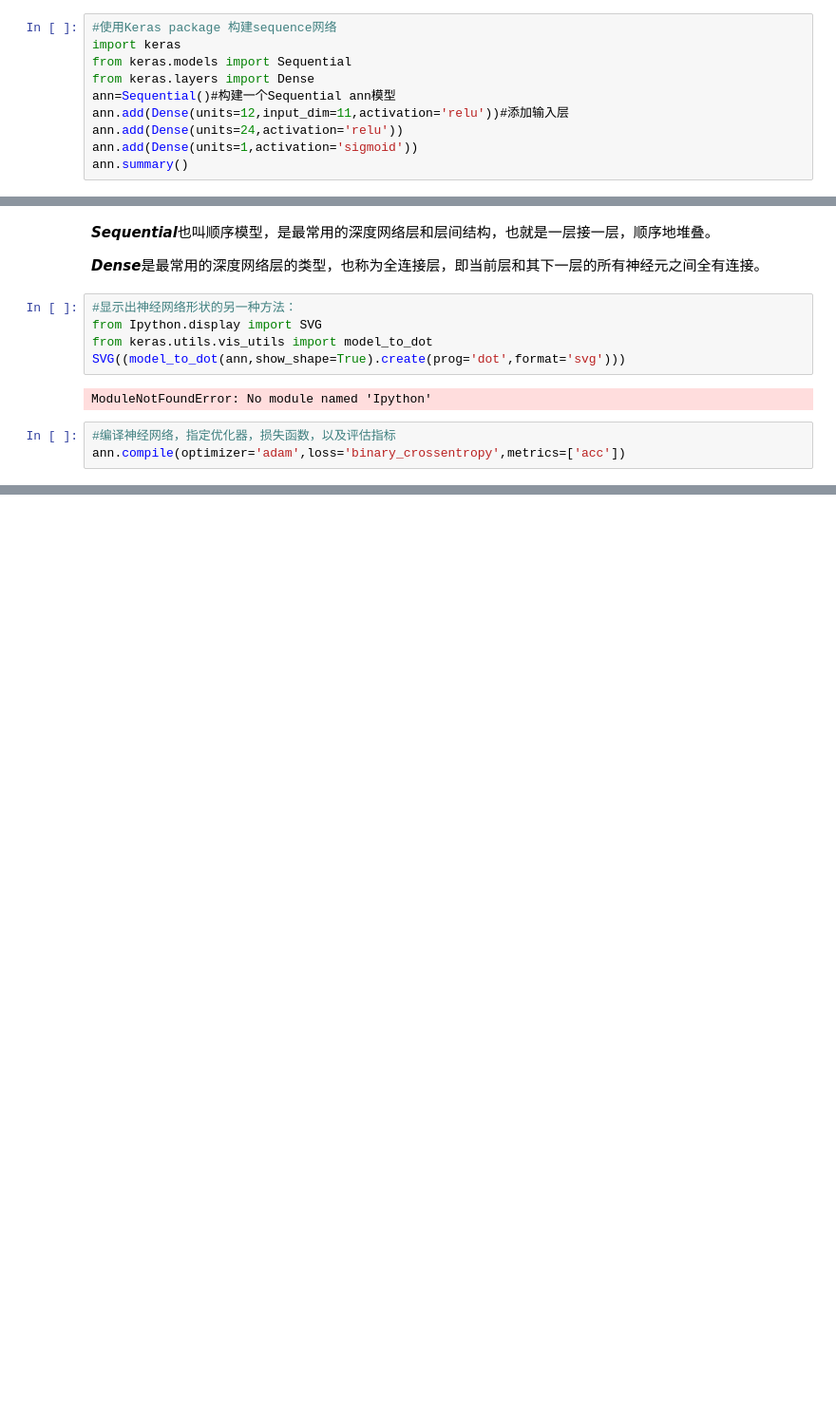
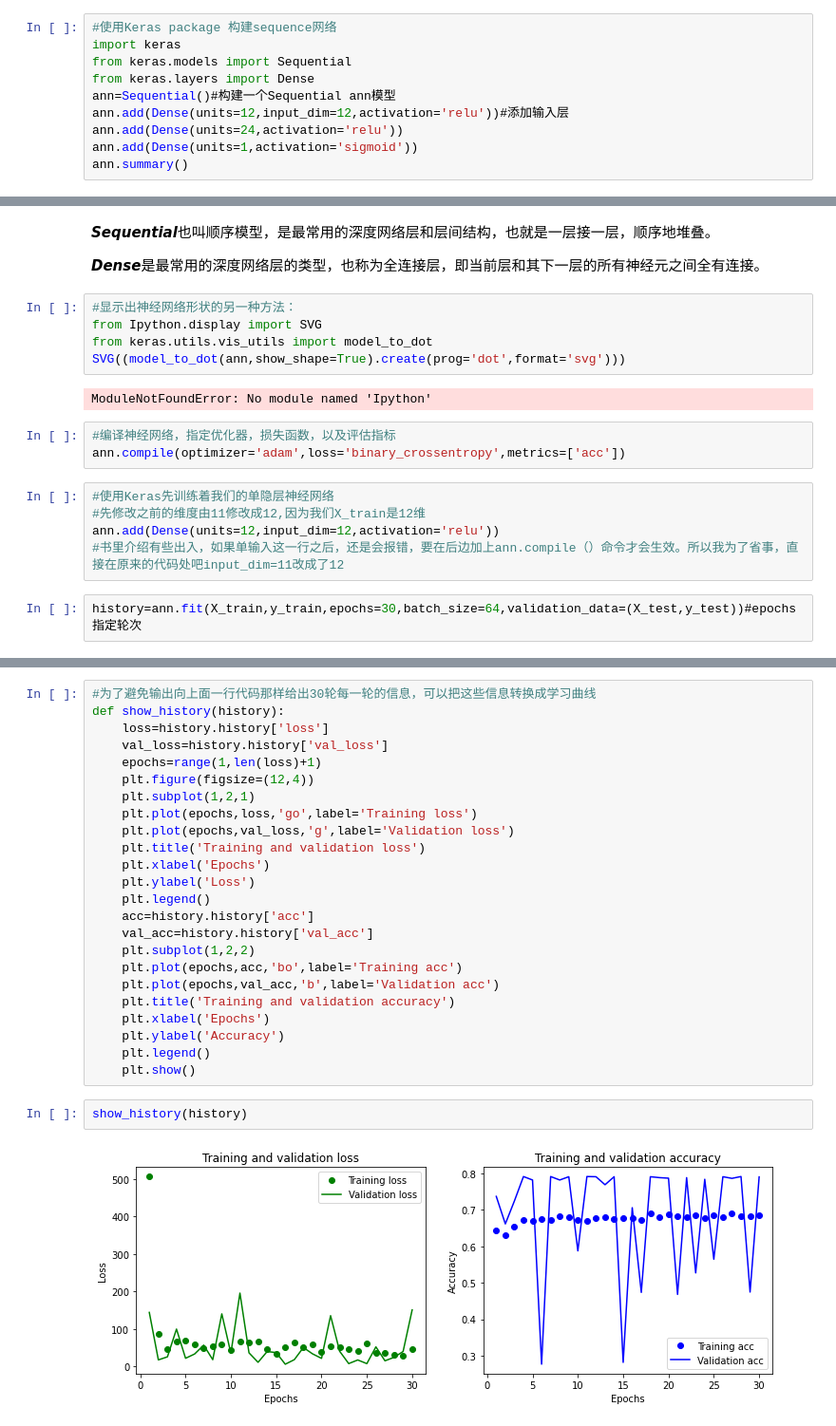
Before and after one commit to John-ye666/Learning-machine-learning-from-Zero, a Jupyter notebook: Chapter5.ipynb, the cells around one changed output, grey strips where cells are left out. Shown at 95% size. Cells and saved outputs as stored; diff of their text form; blank space fills up the shorter version.

```diff
--- a/Chapter5.ipynb
+++ b/Chapter5.ipynb
@@ -113,7 +113,7 @@ import keras
 from keras.models import Sequential
 from keras.layers import Dense
 ann=Sequential()#构建一个Sequential ann模型
-ann.add(Dense(units=12,input_dim=11,activation='relu'))#添加输入层
+ann.add(Dense(units=12,input_dim=12,activation='relu'))#添加输入层
 ann.add(Dense(units=24,activation='relu'))
 ann.add(Dense(units=1,activation='sigmoid'))
 ann.summary()
@@ -146,3 +146,10 @@ ModuleNotFoundError: No module named 'Ipython'
 # %%
 #编译神经网络，指定优化器，损失函数，以及评估指标
 ann.compile(optimizer='adam',loss='binary_crossentropy',metrics=['acc'])
+# %%
+#使用Keras先训练着我们的单隐层神经网络
+#先修改之前的维度由11修改成12,因为我们X_train是12维
+ann.add(Dense(units=12,input_dim=12,activation='relu'))
+#书里介绍有些出入，如果单输入这一行之后，还是会报错，要在后边加上ann.compile（）命令才会生效。所以我为了省事，直接在原来的代码处吧input_dim=11改成了12
+# %%
+history=ann.fit(X_train,y_train,epochs=30,batch_size=64,validation_data=(X_test,y_test))#epochs指定轮次
@@ -148,0 +174,28 @@ ann.compile(optimizer='adam',loss='binary_crossentropy',metrics=['acc'])
+# %%
+#为了避免输出向上面一行代码那样给出30轮每一轮的信息，可以把这些信息转换成学习曲线
+def show_history(history):
+    loss=history.history['loss']
+    val_loss=history.history['val_loss']
+    epochs=range(1,len(loss)+1)
+    plt.figure(figsize=(12,4))
+    plt.subplot(1,2,1)
+    plt.plot(epochs,loss,'go',label='Training loss')
+    plt.plot(epochs,val_loss,'g',label='Validation loss')
+    plt.title('Training and validation loss')
+    plt.xlabel('Epochs')
+    plt.ylabel('Loss')
+    plt.legend()
+    acc=history.history['acc']
+    val_acc=history.history['val_acc']
+    plt.subplot(1,2,2)
+    plt.plot(epochs,acc,'bo',label='Training acc')
+    plt.plot(epochs,val_acc,'b',label='Validation acc')
+    plt.title('Training and validation accuracy')
+    plt.xlabel('Epochs')
+    plt.ylabel('Accuracy')
+    plt.legend()
+    plt.show()
+# %%
+show_history(history)
+# %% [output]
+[figure, added]
```
Also changed, not shown: parts of 12 cells of this notebook.
